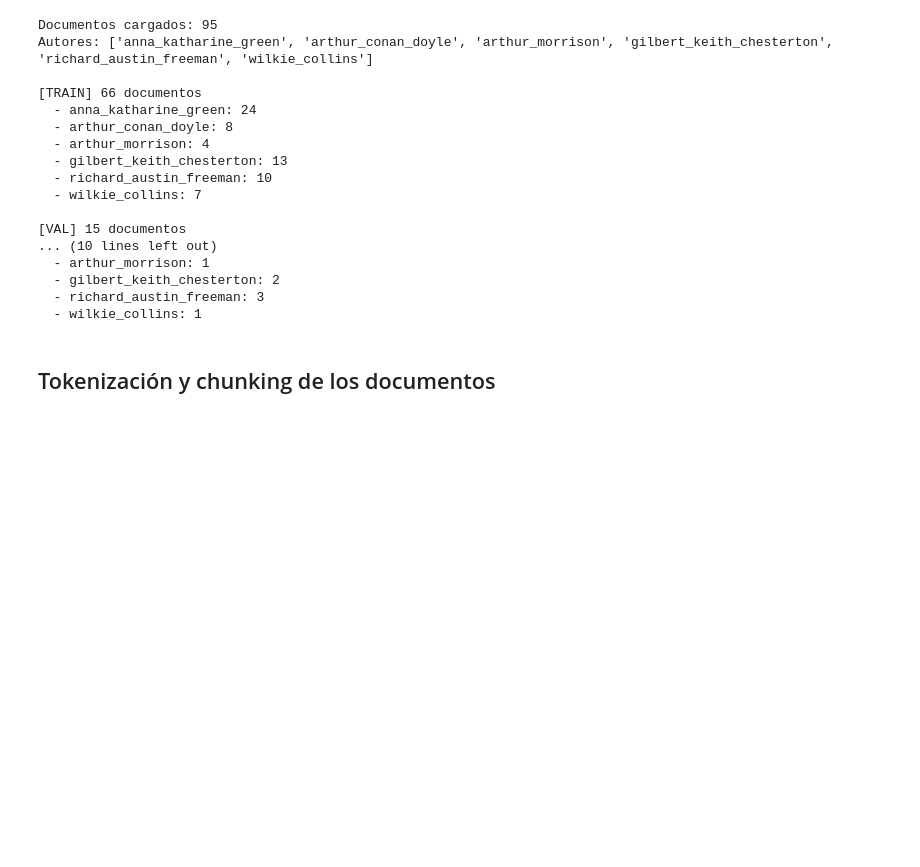
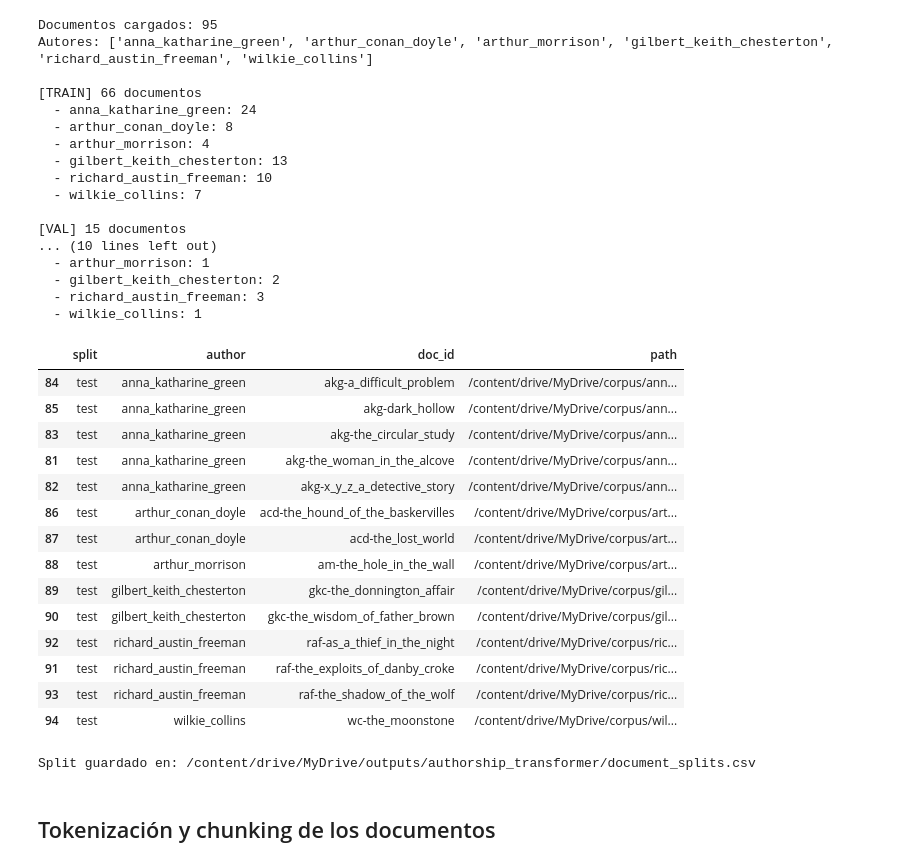
Before and after one commit to Elle518/whodunit-stylometry, a Jupyter notebook: notebooks/10_train_authorship_transformer_colab.ipynb, the cells around one changed output. Saved outputs shown, nothing was run; the diff lists cells and outputs as text; code cells hidden in the pictures; blank space fills up the shorter version.

Commit message:
Save dataset splits

```diff
--- a/notebooks/10_train_authorship_transformer_colab.ipynb
+++ b/notebooks/10_train_authorship_transformer_colab.ipynb
@@ -246,6 +247,34 @@ def print_split_summary(
     summarize("TRAIN", train_docs)
     summarize("VAL", val_docs)
     summarize("TEST", test_docs)
+
+
+def docs_to_df(docs: Sequence[Mapping[str, Any]], split_name: str) -> pd.DataFrame:
+    """Convert document metadata into a split-labeled DataFrame.
+
+    Builds a DataFrame with one row per document. Each row contains the split
+    name and selected metadata fields from the corresponding document mapping.
+
+    Args:
+        docs: Sequence of document metadata mappings. Each document is expected
+            to contain `author`, `doc_id`, and `path` keys.
+        split_name: Name of the dataset split assigned to every document in
+            `docs`.
+
+    Returns:
+        A DataFrame with `split`, `author`, `doc_id`, and `path` columns.
+    """
+    return pd.DataFrame(
+        [
+            {
+                "split": split_name,
+                "author": doc["author"],
+                "doc_id": doc["doc_id"],
+                "path": doc["path"],
+            }
+            for doc in docs
+        ]
+    )
 
 
 def chunk_document(
@@ -529,6 +558,42 @@ Autores: ['anna_katharine_green', 'arthur_conan_doyle', 'arthur_morrison', 'gilb
   - gilbert_keith_chesterton: 2
   - richard_austin_freeman: 3
   - wilkie_collins: 1
+# %%
+split_df = pd.concat(
+    [
+        docs_to_df(train_docs, "train"),
+        docs_to_df(val_docs, "val"),
+        docs_to_df(test_docs, "test"),
+    ],
+    ignore_index=True,
+)
+
+# Mostramos las obras que se han asignado al conjunto de test
+test_df = split_df[split_df["split"] == "test"].sort_values(["author", "doc_id"])
+test_df
+# %% [output]
+|  | split | author | doc_id | path |
+| 84 | test | anna_katharine_green | akg-a_difficult_problem | /content/drive/MyDrive/corpus/ann... |
+| 85 | test | anna_katharine_green | akg-dark_hollow | /content/drive/MyDrive/corpus/ann... |
+| 83 | test | anna_katharine_green | akg-the_circular_study | /content/drive/MyDrive/corpus/ann... |
+| 81 | test | anna_katharine_green | akg-the_woman_in_the_alcove | /content/drive/MyDrive/corpus/ann... |
+| 82 | test | anna_katharine_green | akg-x_y_z_a_detective_story | /content/drive/MyDrive/corpus/ann... |
+| 86 | test | arthur_conan_doyle | acd-the_hound_of_the_baskervilles | /content/drive/MyDrive/corpus/art... |
+| 87 | test | arthur_conan_doyle | acd-the_lost_world | /content/drive/MyDrive/corpus/art... |
+| 88 | test | arthur_morrison | am-the_hole_in_the_wall | /content/drive/MyDrive/corpus/art... |
+| 89 | test | gilbert_keith_chesterton | gkc-the_donnington_affair | /content/drive/MyDrive/corpus/gil... |
+| 90 | test | gilbert_keith_chesterton | gkc-the_wisdom_of_father_brown | /content/drive/MyDrive/corpus/gil... |
+| 92 | test | richard_austin_freeman | raf-as_a_thief_in_the_night | /content/drive/MyDrive/corpus/ric... |
+| 91 | test | richard_austin_freeman | raf-the_exploits_of_danby_croke | /content/drive/MyDrive/corpus/ric... |
+| 93 | test | richard_austin_freeman | raf-the_shadow_of_the_wolf | /content/drive/MyDrive/corpus/ric... |
+| 94 | test | wilkie_collins | wc-the_moonstone | /content/drive/MyDrive/corpus/wil... |
+# %%
+split_csv_path = os.path.join(OUTPUT_DIR, "document_splits.csv")
+split_df.to_csv(split_csv_path, index=False, encoding="utf-8")
+
+print("Split guardado en:", split_csv_path)
+# %% [output]
+Split guardado en: /content/drive/MyDrive/outputs/authorship_transformer/document_splits.csv
 # %% [markdown]
 ## Tokenización y chunking de los documentos
 # %%
```
Also changed, not shown: parts of 5 cells of this notebook.
